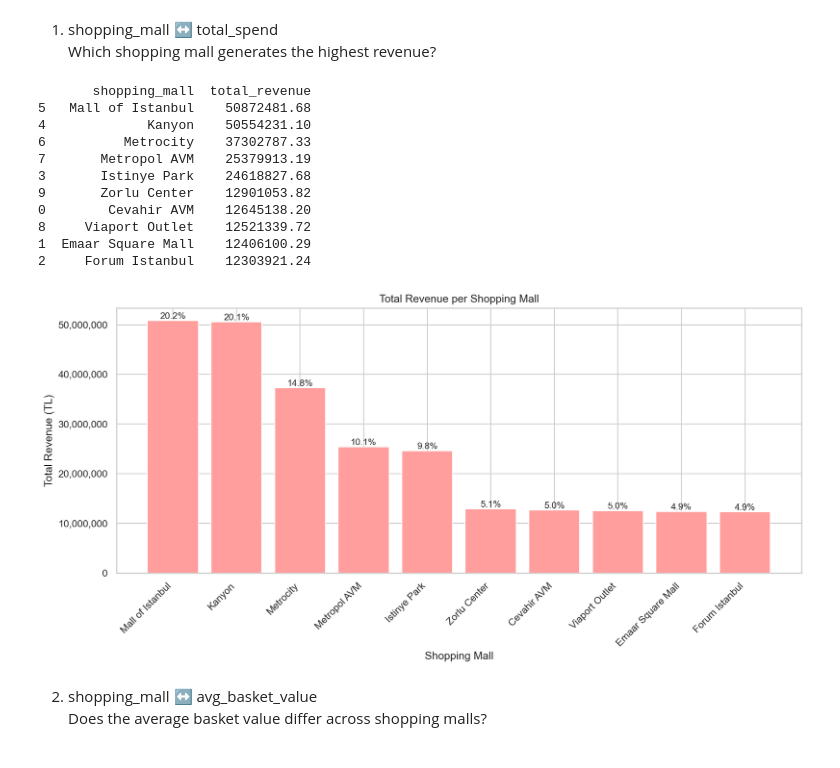
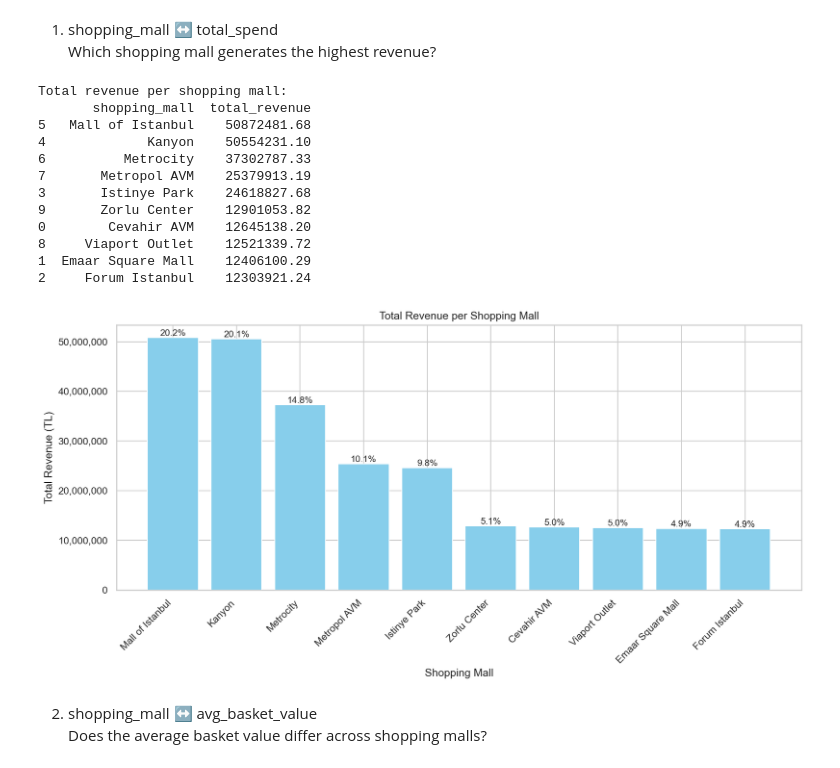
Before and after one commit to ebrarsudedogan/Mining-Retail-Behavior-in-Istanbul-Malls-Using-Consumer-Sentiment-Indices, a Jupyter notebook: data_analysis_daily/dataset_mall_analysis.ipynb, the cells around one changed output. Cells and saved outputs as stored; diff of their text form; code cells hidden in the pictures.

```diff
--- a/data_analysis_daily/dataset_mall_analysis.ipynb
+++ b/data_analysis_daily/dataset_mall_analysis.ipynb
@@ -27,7 +27,15 @@ color6 = '#C4A2FF'  # Lavender
 1. shopping_mall ↔ total_spend <br>
 Which shopping mall generates the highest revenue?
 # %%
-# Group by shopping mall and sum total spend
+import pandas as pd
+import matplotlib.pyplot as plt
+import matplotlib.ticker as mtick
+import seaborn as sns
+import statsmodels.formula.api as smf
+import statsmodels.api as sm
+from statsmodels.stats.multicomp import pairwise_tukeyhsd
+
+# 1. Group by shopping mall and sum total spend
 mall_revenue = (
     df.groupby("shopping_mall")["total_price"]
       .sum()
@@ -35,18 +43,19 @@ mall_revenue = (
       .sort_values("total_revenue", ascending=False)
 )
 
-# Display the table
+# 2. Display the table
+print("\nTotal revenue per shopping mall:")
 print(mall_revenue)
 
-# Calculate total revenue overall
+# 3. Calculate total revenue overall
 total_all_malls = mall_revenue["total_revenue"].sum()
 
-# Plot vertical bar chart
+# 4. Plot vertical bar chart
 plt.figure(figsize=(12,6), dpi=150)
 bars = plt.bar(
     mall_revenue["shopping_mall"],
     mall_revenue["total_revenue"],
-    color=color1
+    color="skyblue"
 )
 
 plt.ylabel("Total Revenue (TL)")
@@ -55,36 +64,36 @@ plt.title("Total Revenue per Shopping Mall")
 
 # Make y-axis show plain numbers instead of scientific notation
 plt.gca().yaxis.set_major_formatter(mtick.StrMethodFormatter('{x:,.0f}'))
-
 plt.xticks(rotation=45, ha="right")
 
 # Annotate percentages above bars
 for bar, value in zip(bars, mall_revenue["total_revenue"]):
     percent = (value / total_all_malls) * 100
     plt.text(
         bar.get_x() + bar.get_width()/2,
         bar.get_height(),
         f"{percent:.1f}%",
         ha='center',
         va='bottom',
         fontsize=10
     )
 
 plt.tight_layout()
 plt.show()
 # %% [output]
+Total revenue per shopping mall:
        shopping_mall  total_revenue
 5   Mall of Istanbul    50872481.68
 4             Kanyon    50554231.10
 6          Metrocity    37302787.33
 7       Metropol AVM    25379913.19
 3       Istinye Park    24618827.68
 9       Zorlu Center    12901053.82
 0        Cevahir AVM    12645138.20
 8     Viaport Outlet    12521339.72
 1  Emaar Square Mall    12406100.29
 2     Forum Istanbul    12303921.24
-[figure, old version]
+[figure, new version]
 # %% [markdown]
 2. shopping_mall ↔ avg_basket_value <br>
 Does the average basket value differ across shopping malls?
```
Also changed, not shown: parts of 5 cells of this notebook, 1 other file.
